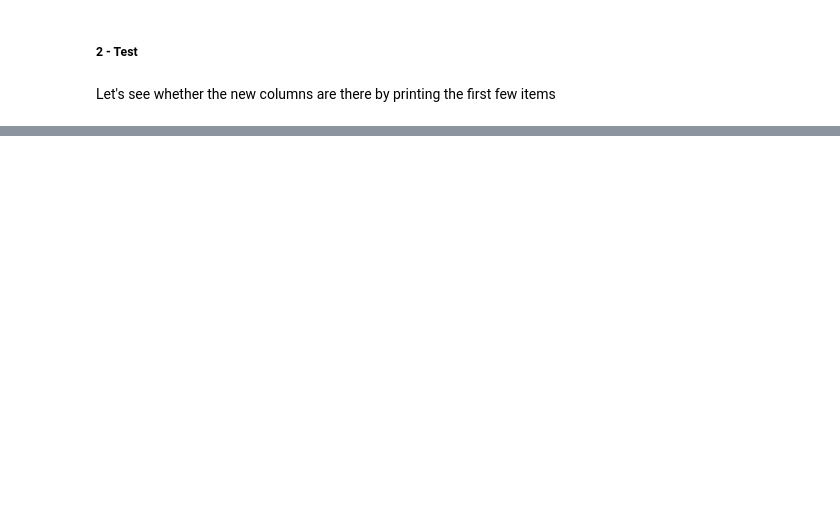
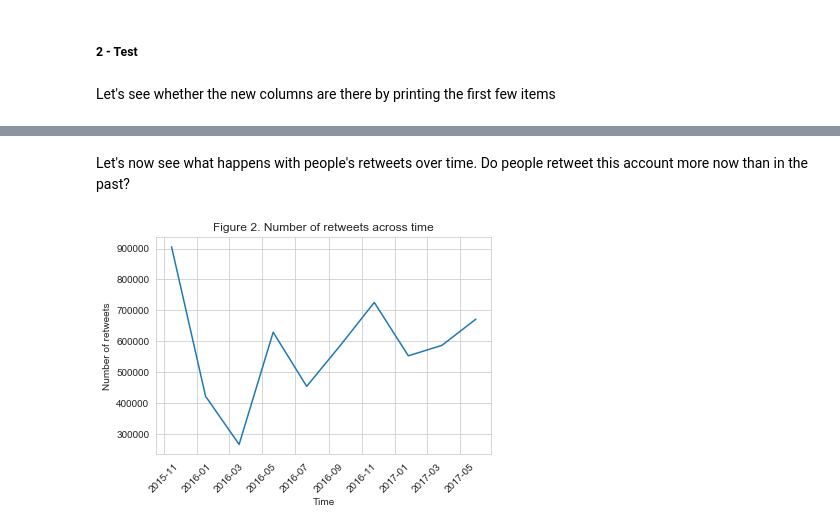
Before and after one commit to aleromar/DataWranglingOnTweeterDb, a Jupyter notebook: wrangle_act.ipynb, the cells around one changed output, grey strips where cells are left out. Drawn from its saved outputs; the diff is of its cells as text; code cells hidden in the pictures; blank space fills up the shorter version.

```diff
--- a/wrangle_act.ipynb
+++ b/wrangle_act.ipynb
@@ -853,0 +891,13 @@ archive_df_clean.head()
+# %% [markdown]
+Let's now see what happens with people's retweets over time. Do people retweet this account more now than in the past?
+# %%
+# Plot number of retweets over time
+plt.figure()
+figsize=(12, 10)
+plt.plot([b.date() for b in bins[:-1]],archive_df_sorted.groupby('timeSlot').retw_count.sum().values);
+plt.title('Figure 2. Number of retweets across time')
+plt.xlabel('Time')
+plt.ylabel('Number of retweets')
+plt.xticks(rotation=45);
+# %% [output]
+[figure, added]
```
Also changed, not shown: parts of 21 cells of this notebook, 3 other files.
